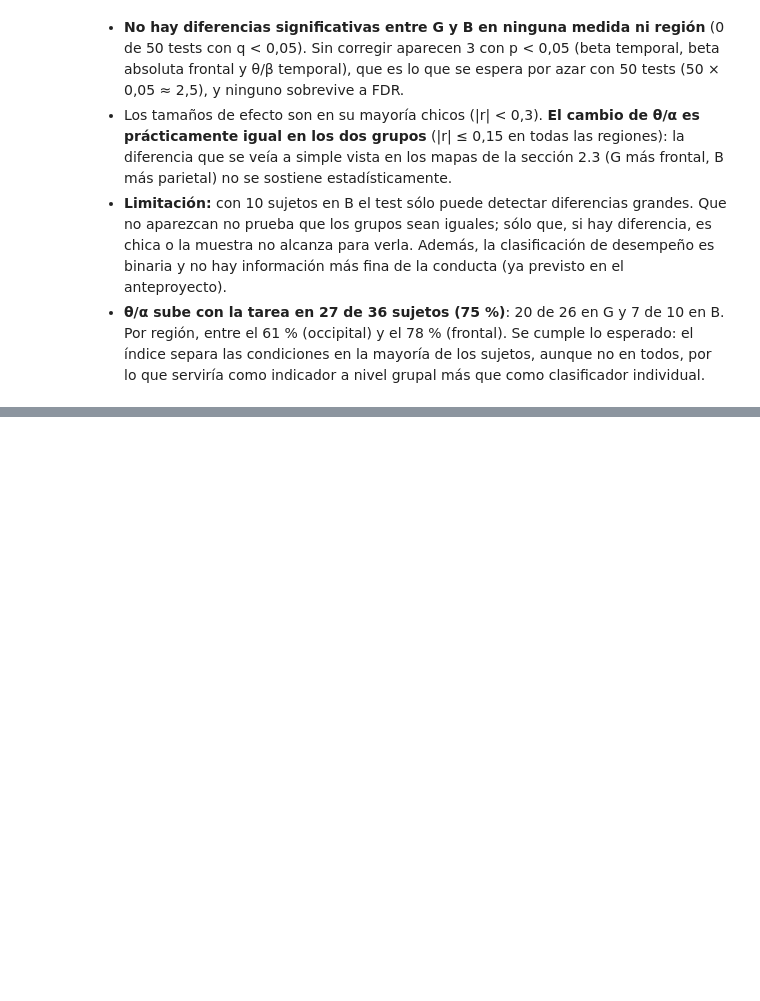
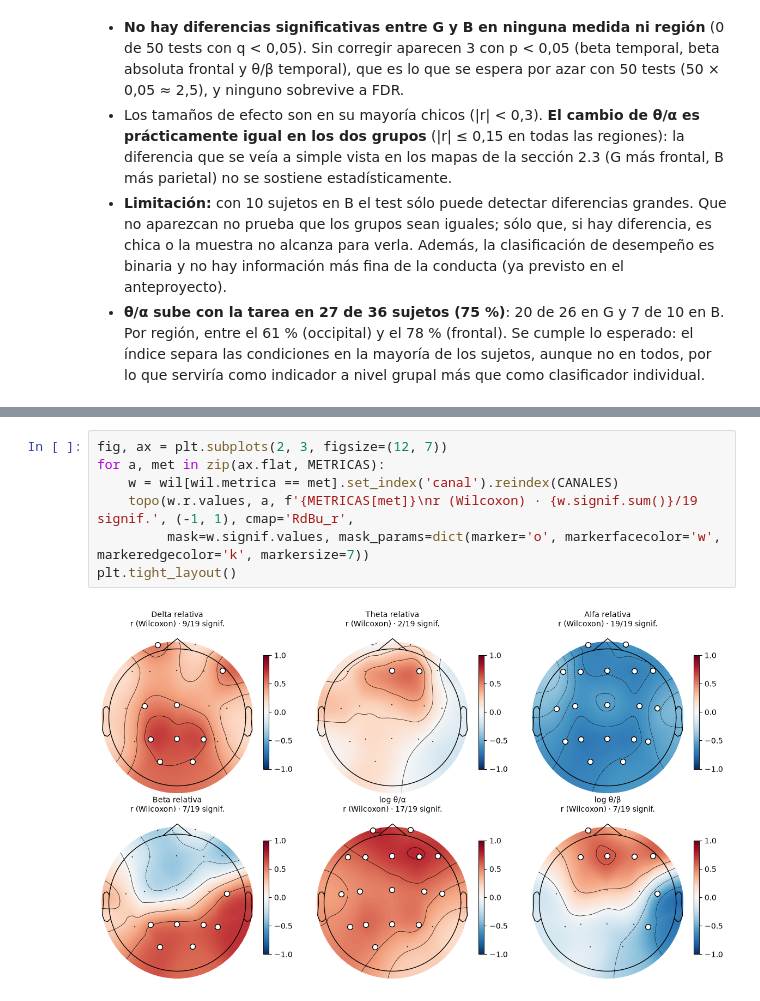
Before and after one commit to vickylauu/PSIB2026Q2-TPS-Grupo12-Lautersztein-Reggio-Ballester, a Jupyter notebook: notebooks/03_mapas_estadistica.ipynb, the cells around one changed output, grey strips where cells are left out. Drawn from its saved outputs; the diff is of its cells as text; blank space fills up the shorter version.

Commit message:
Módulo 3: mapas de significancia y conclusiones

```diff
--- a/notebooks/03_mapas_estadistica.ipynb
+++ b/notebooks/03_mapas_estadistica.ipynb
@@ -416,0 +420,9 @@ Name: % de sujetos con aumento de θ/α, dtype: float64
+# %%
+fig, ax = plt.subplots(2, 3, figsize=(12, 7))
+for a, met in zip(ax.flat, METRICAS):
+    w = wil[wil.metrica == met].set_index('canal').reindex(CANALES)
+    topo(w.r.values, a, f'{METRICAS[met]}\nr (Wilcoxon) · {w.signif.sum()}/19 signif.', (-1, 1), cmap='RdBu_r',
+         mask=w.signif.values, mask_params=dict(marker='o', markerfacecolor='w', markeredgecolor='k', markersize=7))
+plt.tight_layout()
+# %% [output]
+[figure, added]
```
Also changed, not shown: parts of 2 cells of this notebook.
